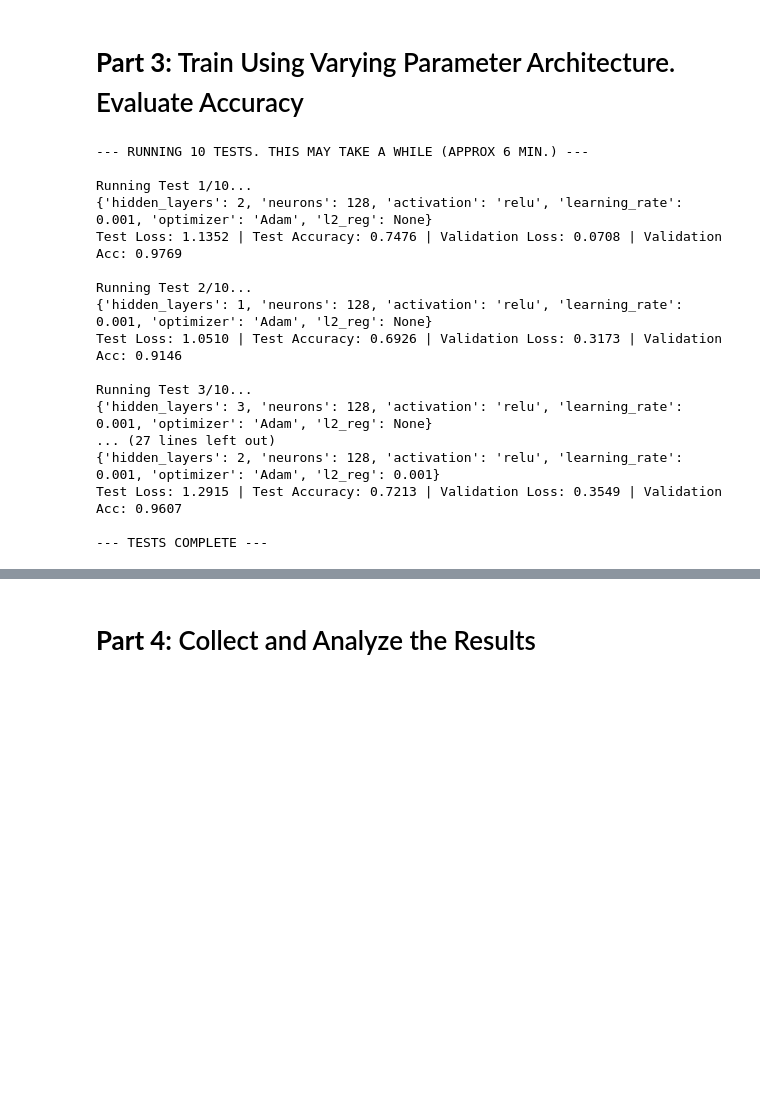
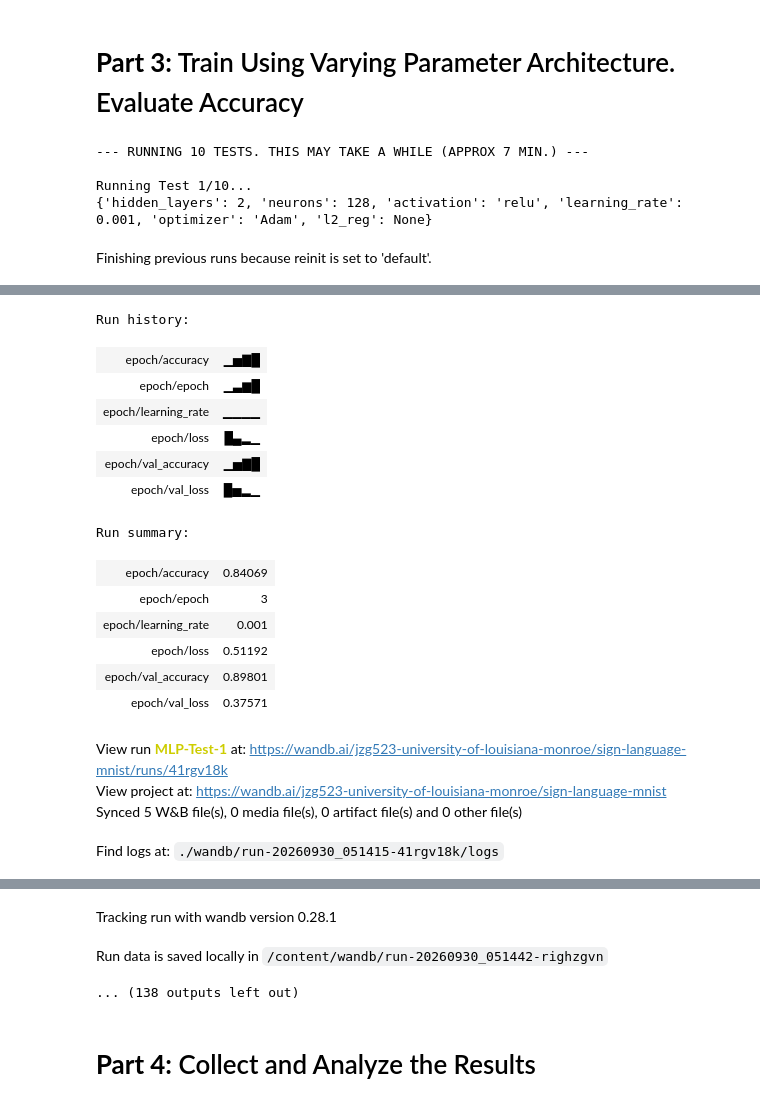
Before and after one commit to ghimirean/Mid-Course-Project, a Jupyter notebook: multi_layer_perceptron.ipynb, the cells around one changed output, grey strips where cells are left out. Drawn from its saved outputs; the diff is of its cells as text; code cells hidden in the pictures; blank space fills up the shorter version.

Commit message:
Add mlp Weight and Bias tracking
Updated the multi_layer_perceptron to include WandB tracking for experiments. Added a PNG of the WandB dashboard.

```diff
--- a/multi_layer_perceptron.ipynb
+++ b/multi_layer_perceptron.ipynb
@@ -124,12 +132,19 @@ varying_param_tests = [
 
 results = []
 
-print("--- RUNNING 10 TESTS. THIS MAY TAKE A WHILE (APPROX 6 MIN.) ---")
+print("--- RUNNING 10 TESTS. THIS MAY TAKE A WHILE (APPROX 7 MIN.) ---")
 
 for i, params in enumerate(varying_param_tests):
   # Display current test being run
   print(f"\nRunning Test {i + 1}/10...")
   print(params)
+
+  # Creates a W&B Run for the current test
+  run = wandb.init(
+    project="sign-language-mnist",
+    name=f"MLP-Test-{i + 1}",
+    config=params
+  )
 
   # Build model using current test's parameters
   model = build_mlp_model(
@@ -148,11 +163,22 @@ for i, params in enumerate(varying_param_tests):
       validation_data=(X_val, Y_val),
       epochs=10,
       batch_size=32,
+      callbacks=[WandbMetricsLogger(log_freq="epoch")],
       verbose=0
     )
 
   # Evaluate the model on the test set
   test_loss, test_acc = model.evaluate(X_test, Y_test, verbose=0)
+
+  # Logs the final W&B metrics for the run
+  run.log({
+    "test_loss": test_loss,
+    "test_accuracy": test_acc,
+    "val_loss": history.history["val_loss"][-1],
+    "val_accuracy": history.history["val_accuracy"][-1]
+  })
+
+  run.finish()
 
   # Save the results to a results List
   params["test_loss"] = test_loss
@@ -166,20 +192,8 @@ for i, params in enumerate(varying_param_tests):
 
 print("\n--- TESTS COMPLETE ---")
 # %% [output]
---- RUNNING 10 TESTS. THIS MAY TAKE A WHILE (APPROX 6 MIN.) ---
+--- RUNNING 10 TESTS. THIS MAY TAKE A WHILE (APPROX 7 MIN.) ---
 
 Running Test 1/10...
 {'hidden_layers': 2, 'neurons': 128, 'activation': 'relu', 'learning_rate': 0.001, 'optimizer': 'Adam', 'l2_reg': None}
-Test Loss: 1.1352 | Test Accuracy: 0.7476 | Validation Loss: 0.0708 | Validation Acc: 0.9769
-
-Running Test 2/10...
-{'hidden_layers': 1, 'neurons': 128, 'activation': 'relu', 'learning_rate': 0.001, 'optimizer': 'Adam', 'l2_reg': None}
-Test Loss: 1.0510 | Test Accuracy: 0.6926 | Validation Loss: 0.3173 | Validation Acc: 0.9146
-
-Running Test 3/10...
-{'hidden_layers': 3, 'neurons': 128, 'activation': 'relu', 'learning_rate': 0.001, 'optimizer': 'Adam', 'l2_reg': None}
-... (27 lines left out)
-{'hidden_layers': 2, 'neurons': 128, 'activation': 'relu', 'learning_rate': 0.001, 'optimizer': 'Adam', 'l2_reg': 0.001}
-Test Loss: 1.2915 | Test Accuracy: 0.7213 | Validation Loss: 0.3549 | Validation Acc: 0.9607
-
---- TESTS COMPLETE ---
+Finishing previous runs because reinit is set to 'default'.
@@ -185,0 +201,18 @@ Test Loss: 1.2915 | Test Accuracy: 0.7213 | Validation Loss: 0.3549 | Validation
+Run history:
+| epoch/accuracy | ▁▅▇█ |
+| epoch/epoch | ▁▃▆█ |
+| epoch/learning_rate | ▁▁▁▁ |
+| epoch/loss | █▄▂▁ |
+| epoch/val_accuracy | ▁▅▇█ |
+| epoch/val_loss | █▅▂▁ |
+Run summary:
+| epoch/accuracy | 0.84069 |
+| epoch/epoch | 3 |
+| epoch/learning_rate | 0.001 |
+| epoch/loss | 0.51192 |
+| epoch/val_accuracy | 0.89801 |
+| epoch/val_loss | 0.37571 |
+View run MLP-Test-1 at: https://wandb.ai/jzg523-university-of-louisiana-monroe/sign-language-mnist/runs/41rgv18k
+View project at: https://wandb.ai/jzg523-university-of-louisiana-monroe/sign-language-mnist
+Synced 5 W&B file(s), 0 media file(s), 0 artifact file(s) and 0 other file(s)
+Find logs at: ./wandb/run-20260930_051415-41rgv18k/logs
@@ -186,3 +220,6 @@ Test Loss: 1.2915 | Test Accuracy: 0.7213 | Validation Loss: 0.3549 | Validation
+Tracking run with wandb version 0.28.1
+Run data is saved locally in /content/wandb/run-20260930_051442-righzgvn
+... (138 outputs left out)
 # %% [markdown]
 # **Part 4:** Collect and Analyze the Results
 # %%
```
Also changed, not shown: parts of 4 cells of this notebook, 1 other file.
